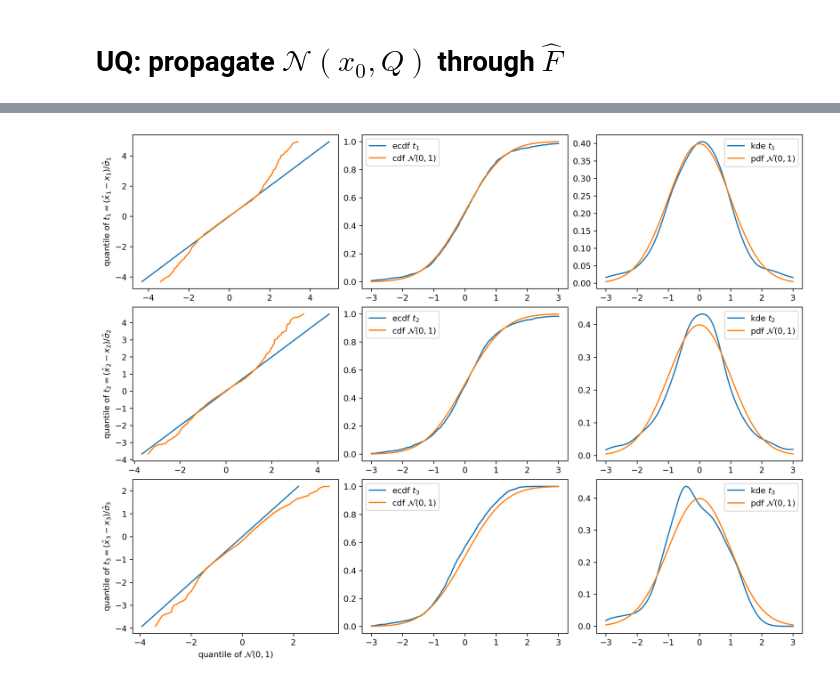
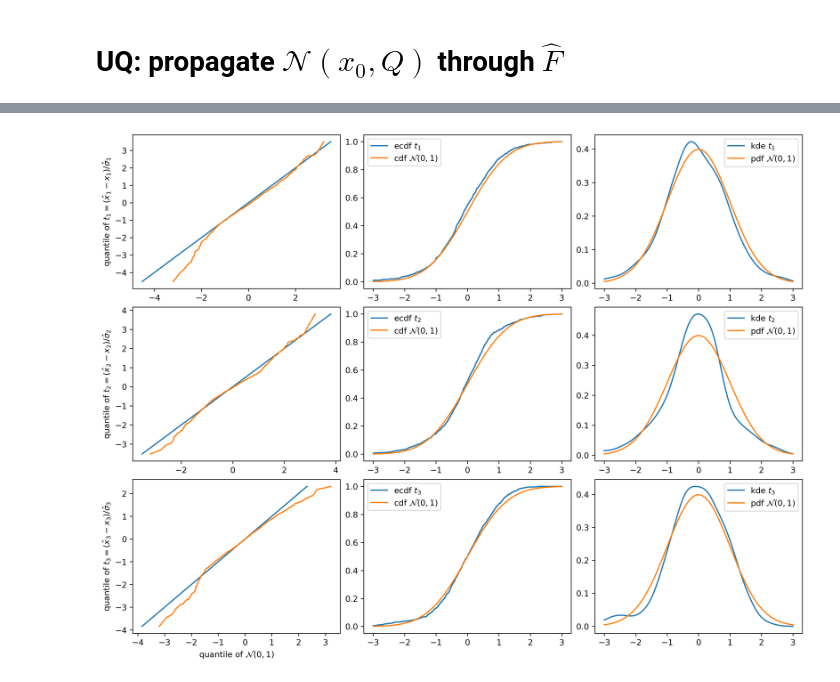
Before and after one commit to simontheflutist/neural-network-kalman, a Jupyter notebook: lorenz-sde-sysid.ipynb, the cells around one changed output, grey strips where cells are left out. Drawn from its saved outputs; the diff is of its cells as text; code cells hidden in the pictures.

Commit message:
updated Lorenz example with coverage plots

```diff
--- a/lorenz-sde-sysid.ipynb
+++ b/lorenz-sde-sysid.ipynb
@@ -312,7 +283,7 @@ def schur_complement(A, B, C, x, y, method=1):
         B_tilde = jax.scipy.linalg.solve_triangular(U, B.T, trans=1, lower=False).T
         return (
             x + B_tilde @ jax.scipy.linalg.solve_triangular(U, y, lower=False),
-            A - B_tilde.dot(B_tilde.T),
+            rectify_eigenvalues(A - B_tilde.dot(B_tilde.T)),
         )
 # %%
 n_x = 3
@@ -330,7 +301,7 @@ H = ProbitLinearNetwork(
 )
 H_aug = H.augment_with_identity()
 # %%
-sim_horizon = 2000
+sim_horizon = 1000
 R = jnp.eye(n_y) * 1e-2
 # %%
 process_noise_keys = jax.random.split(jax.random.PRNGKey(122), sim_horizon)
@@ -381,7 +357,7 @@ x_post = np.zeros((sim_horizon, n_x))
 P_pred = np.zeros((sim_horizon, n_x + n_u + n_y, n_x + n_u + n_y))
 P_post = np.zeros((sim_horizon, n_x, n_x))
 
-# joint_prediction[0, STATES] = x[0]
+joint_prediction[0, STATES] = x[0]
 P_pred[0, STATES, STATES] = Q * 1
 P_post[0, STATES, STATES] = Q * 1
 # %%
@@ -419,7 +395,7 @@ else:
     y_pred_std = jax.vmap(jnp.diag)(P_pred[:, OUTPUTS, OUTPUTS]) ** 0.5
     print(
         "rms(predicted x - true x) / std(true x)",
-        ((x - x_pred) ** 2).mean() ** 0.5 / np.std(x),
+        ((x - x_pred) ** 2).mean(axis=0) ** 0.5 / x.std(axis=0),
     )
 # %% [output]
 Filtering successful
@@ -456,37 +432,39 @@ for i in range(n_x):
     ax = fig.add_subplot(3, 3, 3 * i + 1)
     ax.plot(quantiles_empirical, quantiles_empirical)
     ax.plot(quantiles_theoretical, quantiles_empirical)
-    if i==2:
-        ax.set_xlabel(r'quantile of $\mathcal {N}(0, 1)$')
-    ax.set_ylabel(rf'quantile of $t_{i+1} = (\hat x_{i+1} - x_{i+1})/ \hat\sigma_{i+1}$')
+    if i == 2:
+        ax.set_xlabel(r"quantile of $\mathcal {N}(0, 1)$")
+    ax.set_ylabel(
+        rf"quantile of $t_{i+1} = (\hat x_{i+1} - x_{i+1})/ \hat\sigma_{i+1}$"
+    )
 
     t_grid = np.linspace(-3, 3, 2000)
     ax = fig.add_subplot(3, 3, 3 * i + 2)
     ax.plot(
         t_grid,
         scipy.stats.ecdf(x_pred_t[:, i]).cdf.evaluate(t_grid),
         label=rf"ecdf $t_{i+1}$",
     )
     ax.plot(
         t_grid,
         scipy.stats.norm.cdf(t_grid),
         label=r"cdf $\mathcal {N}(0, 1)$",
     )
     ax.legend()
 
     ax = fig.add_subplot(3, 3, 3 * i + 3)
     ax.plot(
         t_grid,
         scipy.stats.gaussian_kde(x_pred_t[:, i])(t_grid),
         label=rf"kde $t_{i+1}$",
     )
     ax.plot(
         t_grid,
         scipy.stats.norm.pdf(t_grid),
         label=r"pdf $\mathcal{N}(0, 1)$",
     )
     ax.legend()
-fig.savefig(f'figures/kalman/calibration-{method}.pdf')
+# fig.savefig(f"figures/kalman/calibration-{method}.pdf")
 fig
 # %% [output]
-[figure, old version]
+[figure, new version]
```
Also changed, not shown: parts of 18 cells of this notebook, 9 other files.
